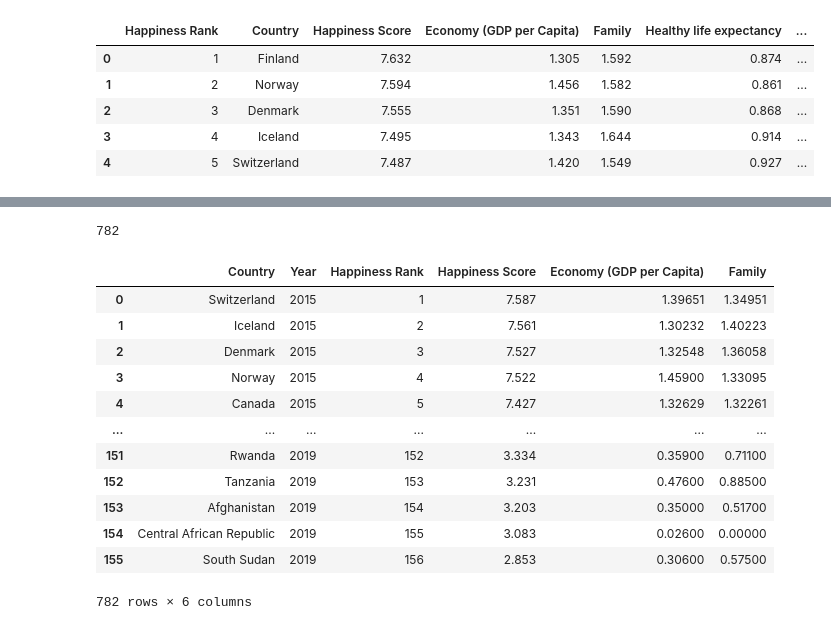
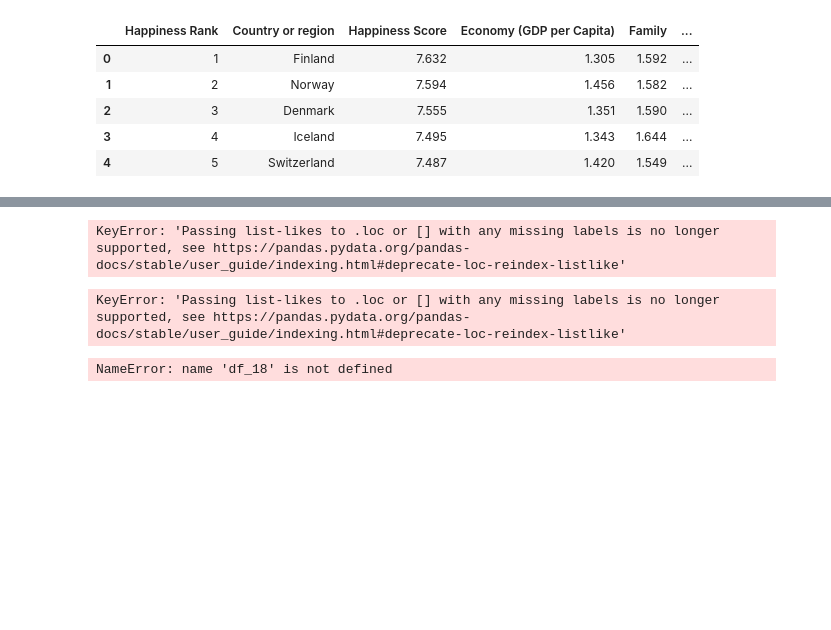
Before and after one commit to DavidObembe/Blue-Barracudas-group-2-, a Jupyter notebook: Happiness/Happy.ipynb, the cells around one changed output, grey strips where cells are left out. Saved outputs shown, nothing was run; the diff lists cells and outputs as text; code cells hidden in the pictures; blank space fills up the shorter version.

```diff
--- a/Happiness/Happy.ipynb
+++ b/Happiness/Happy.ipynb
@@ -53,15 +53,15 @@ df17.head()
 | 3 | Switzerland | 4 | 7.494 | 7.561772 | 7.426227 | 1.564980 | 1.516912 | ... |
 | 4 | Finland | 5 | 7.469 | 7.527542 | 7.410458 | 1.443572 | 1.540247 | ... |
 # %%
-df18 = df18.rename(columns={'Overall rank':'Happiness Rank', 'Score':'Happiness Score','Social support':'Family','GDP per capita':'Economy (GDP per Capita)' })
+df18 = df18.rename(columns={'Overall rank':'Happiness Rank',"" 'Score':'Happiness Score','Social support':'Family','GDP per capita':"Economy (GDP per Capita)" })
 df18.head()
 # %% [output]
-|  | Happiness Rank | Country | Happiness Score | Economy (GDP per Capita) | Family | Healthy life expectancy | ... |
-| 0 | 1 | Finland | 7.632 | 1.305 | 1.592 | 0.874 | ... |
-| 1 | 2 | Norway | 7.594 | 1.456 | 1.582 | 0.861 | ... |
-| 2 | 3 | Denmark | 7.555 | 1.351 | 1.590 | 0.868 | ... |
-| 3 | 4 | Iceland | 7.495 | 1.343 | 1.644 | 0.914 | ... |
-| 4 | 5 | Switzerland | 7.487 | 1.420 | 1.549 | 0.927 | ... |
+|  | Happiness Rank | Country or region | Happiness Score | Economy (GDP per Capita) | Family | ... |
+| 0 | 1 | Finland | 7.632 | 1.305 | 1.592 | ... |
+| 1 | 2 | Norway | 7.594 | 1.456 | 1.582 | ... |
+| 2 | 3 | Denmark | 7.555 | 1.351 | 1.590 | ... |
+| 3 | 4 | Iceland | 7.495 | 1.343 | 1.644 | ... |
+| 4 | 5 | Switzerland | 7.487 | 1.420 | 1.549 | ... |
 # %%
 df19 = df19.rename(columns={'Overall rank':'Happiness Rank', 'Score':'Happiness Score','Social support':'Family','Country or region': 'Country', 'GDP per capita':'Economy (GDP per Capita)' })
 df19.head()
@@ -72,32 +72,27 @@ df19.head()
 | 2 | 3 | Norway | 7.554 | 1.488 | 1.582 | 1.028 | ... |
 | 3 | 4 | Iceland | 7.494 | 1.380 | 1.624 | 1.026 | ... |
 | 4 | 5 | Netherlands | 7.488 | 1.396 | 1.522 | 0.999 | ... |
+# %%
+df_15 = df15.loc[:,['Country', 'Year', 'Happiness Rank','Happiness Score','Economy (GDP per Capita)','Family' ]]
+df_16 = df16.loc[:,['Country', 'Year', 'Happiness Rank','Happiness Score','Economy (GDP per Capita)','Family' ]]
+df_17 = df17.loc[:,['Country', 'Year', 'Happiness Rank','Happiness Score','Economy (GDP per Capita)','Family' ]]
+df_18 = df18.loc[:,['Country', 'Year', 'Happiness Rank','Happiness Score','Economy (GDP per Capita)','Family' ]]
+# %% [output]
+KeyError: 'Passing list-likes to .loc or [] with any missing labels is no longer supported, see https://pandas.pydata.org/pandas-docs/stable/user_guide/indexing.html#deprecate-loc-reindex-listlike'
 # %%
 df_15 = df15.loc[:,['Country', 'Year', 'Happiness Rank','Happiness Score','Economy (GDP per Capita)','Family' ]]
 df_16 = df16.loc[:,['Country', 'Year', 'Happiness Rank','Happiness Score','Economy (GDP per Capita)','Family' ]]
 df_17 = df17.loc[:,['Country', 'Year', 'Happiness Rank','Happiness Score','Economy (GDP per Capita)','Family' ]]
 df_18 = df18.loc[:,['Country', 'Year', 'Happiness Rank','Happiness Score','Economy (GDP per Capita)','Family' ]]
 df_19 = df19.loc[:,['Country', 'Year', 'Happiness Rank','Happiness Score','Economy (GDP per Capita)','Family' ]]
+# %% [output]
+KeyError: 'Passing list-likes to .loc or [] with any missing labels is no longer supported, see https://pandas.pydata.org/pandas-docs/stable/user_guide/indexing.html#deprecate-loc-reindex-listlike'
 # %%
 Happydf = pd.concat([df_15,df_16,df_17,df_18,df_19])
 Happydf['Year'].count()
 # %% [output]
-782
+NameError: name 'df_18' is not defined
 # %%
 Happydf
-# %% [output]
-|  | Country | Year | Happiness Rank | Happiness Score | Economy (GDP per Capita) | Family |
-| 0 | Switzerland | 2015 | 1 | 7.587 | 1.39651 | 1.34951 |
-| 1 | Iceland | 2015 | 2 | 7.561 | 1.30232 | 1.40223 |
-| 2 | Denmark | 2015 | 3 | 7.527 | 1.32548 | 1.36058 |
-| 3 | Norway | 2015 | 4 | 7.522 | 1.45900 | 1.33095 |
-| 4 | Canada | 2015 | 5 | 7.427 | 1.32629 | 1.32261 |
-| ... | ... | ... | ... | ... | ... | ... |
-| 151 | Rwanda | 2019 | 152 | 3.334 | 0.35900 | 0.71100 |
-| 152 | Tanzania | 2019 | 153 | 3.231 | 0.47600 | 0.88500 |
-| 153 | Afghanistan | 2019 | 154 | 3.203 | 0.35000 | 0.51700 |
-| 154 | Central African Republic | 2019 | 155 | 3.083 | 0.02600 | 0.00000 |
-| 155 | South Sudan | 2019 | 156 | 2.853 | 0.30600 | 0.57500 |
-782 rows × 6 columns
 # %%
 Happydf['Country'].nunique()
```
Also changed, not shown: parts of 1 cell of this notebook.
